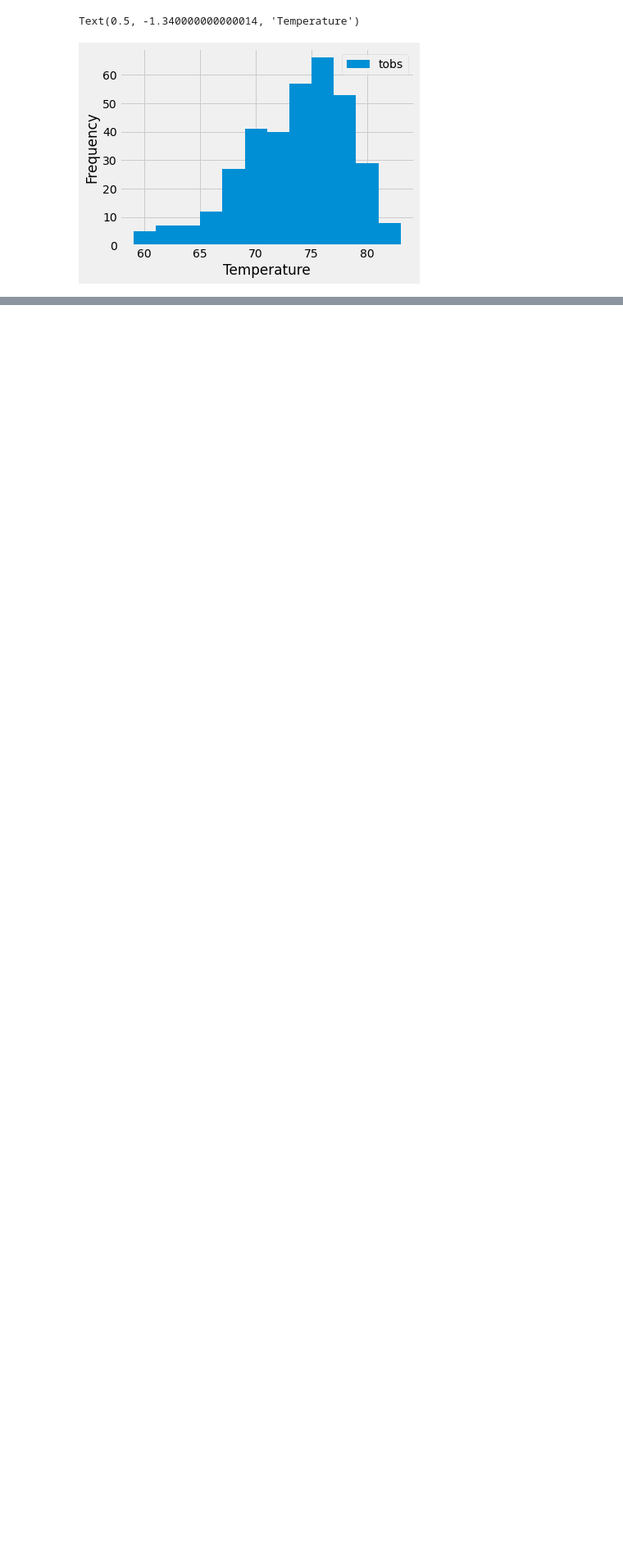
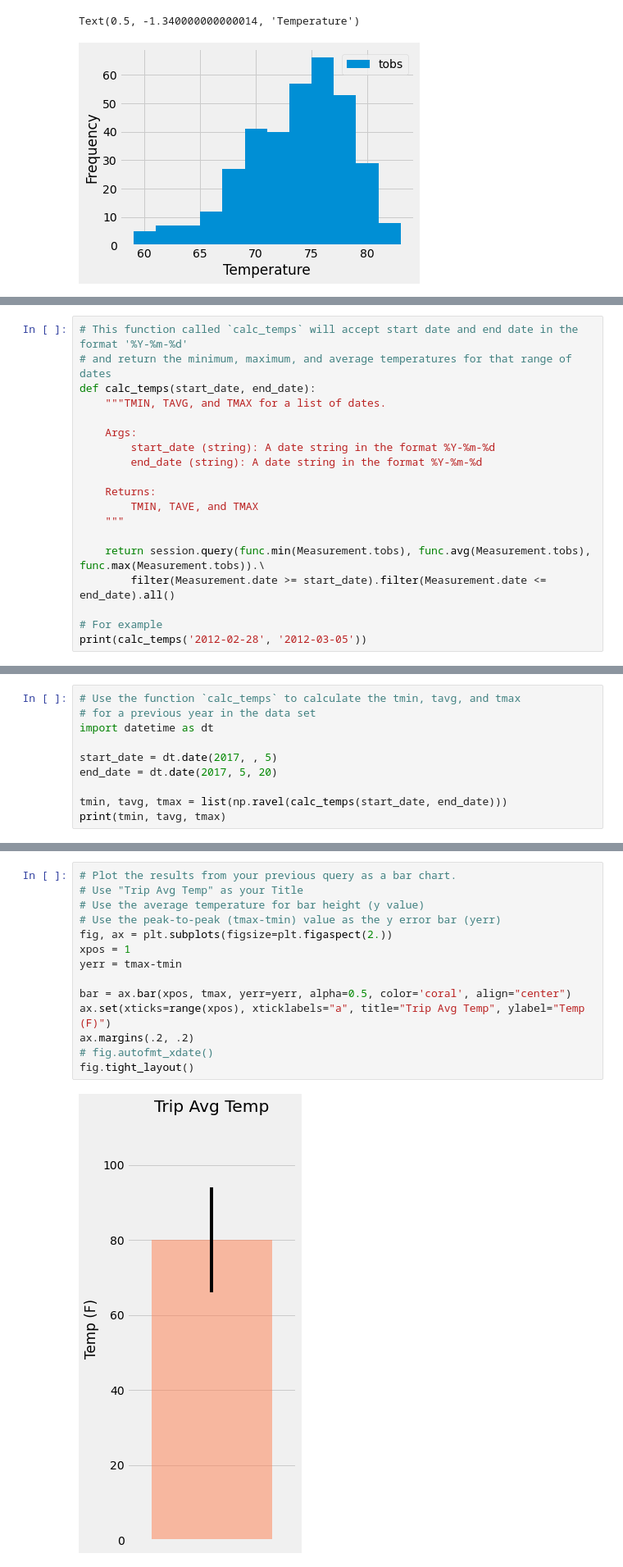
Before and after one commit to manishalal145/SQLAlchemyChallenge, a Jupyter notebook: ClimateAnalysis&DataExploration.ipynb, the cells around one changed output, grey strips where cells are left out. Shown at 82% size. Cells and saved outputs as stored; diff of their text form; blank space fills up the shorter version.

```diff
--- a/ClimateAnalysis&DataExploration.ipynb
+++ b/ClimateAnalysis&DataExploration.ipynb
@@ -159,0 +162,19 @@ Text(0.5, -1.340000000000014, 'Temperature')
+# %%
+# This function called `calc_temps` will accept start date and end date in the format '%Y-%m-%d'
+# and return the minimum, maximum, and average temperatures for that range of dates
+def calc_temps(start_date, end_date):
+    """TMIN, TAVG, and TMAX for a list of dates.
+
+    Args:
+        start_date (string): A date string in the format %Y-%m-%d
+        end_date (string): A date string in the format %Y-%m-%d
+
+    Returns:
+        TMIN, TAVE, and TMAX
+    """
+
+    return session.query(func.min(Measurement.tobs), func.avg(Measurement.tobs), func.max(Measurement.tobs)).\
+        filter(Measurement.date >= start_date).filter(Measurement.date <= end_date).all()
+
+# For example
+print(calc_temps('2012-02-28', '2012-03-05'))
@@ -159,0 +183,10 @@ Text(0.5, -1.340000000000014, 'Temperature')
+# %%
+# Use the function `calc_temps` to calculate the tmin, tavg, and tmax
+# for a previous year in the data set
+import datetime as dt
+
+start_date = dt.date(2017, , 5)
+end_date = dt.date(2017, 5, 20)
+
+tmin, tavg, tmax = list(np.ravel(calc_temps(start_date, end_date)))
+print(tmin, tavg, tmax)
@@ -159,0 +195,16 @@ Text(0.5, -1.340000000000014, 'Temperature')
+# %%
+# Plot the results from your previous query as a bar chart.
+# Use "Trip Avg Temp" as your Title
+# Use the average temperature for bar height (y value)
+# Use the peak-to-peak (tmax-tmin) value as the y error bar (yerr)
+fig, ax = plt.subplots(figsize=plt.figaspect(2.))
+xpos = 1
+yerr = tmax-tmin
+
+bar = ax.bar(xpos, tmax, yerr=yerr, alpha=0.5, color='coral', align="center")
+ax.set(xticks=range(xpos), xticklabels="a", title="Trip Avg Temp", ylabel="Temp (F)")
+ax.margins(.2, .2)
+# fig.autofmt_xdate()
+fig.tight_layout()
+# %% [output]
+[figure, added]
```
Also changed, not shown: parts of 10 cells of this notebook.
